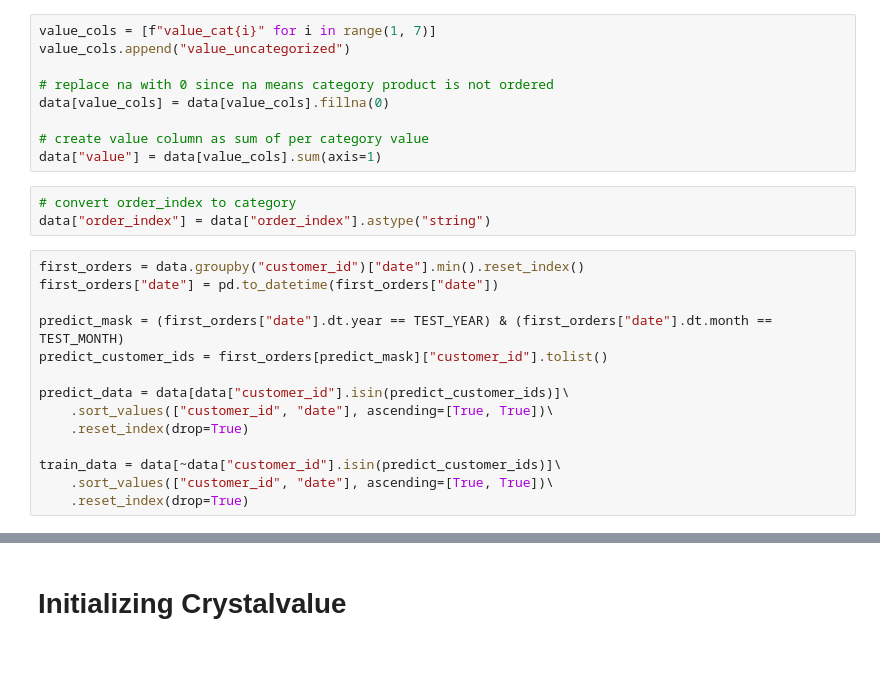
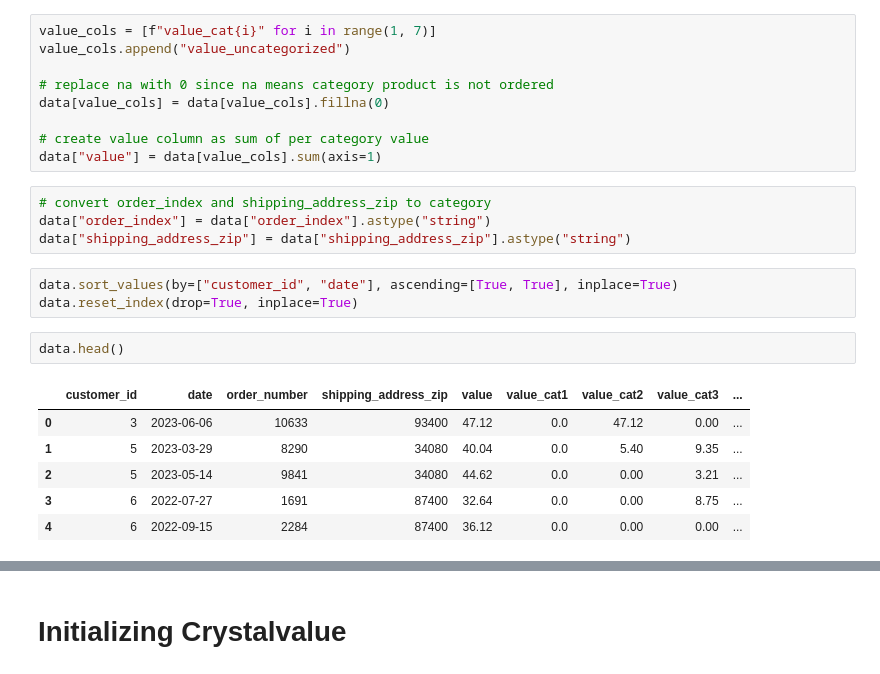
Before and after one commit to PeDiot/crystalvalue, a Jupyter notebook: notebook.ipynb, the cells around one changed output, grey strips where cells are left out. Drawn from its saved outputs; the diff is of its cells as text.

```diff
--- a/notebook.ipynb
+++ b/notebook.ipynb
@@ -77,19 +95,18 @@ data[value_cols] = data[value_cols].fillna(0)
 # create value column as sum of per category value
 data["value"] = data[value_cols].sum(axis=1)
 # %%
-# convert order_index to category
+# convert order_index and shipping_address_zip to category
 data["order_index"] = data["order_index"].astype("string")
+data["shipping_address_zip"] = data["shipping_address_zip"].astype("string")
-# %%
-first_orders = data.groupby("customer_id")["date"].min().reset_index()
-first_orders["date"] = pd.to_datetime(first_orders["date"])
-
-predict_mask = (first_orders["date"].dt.year == TEST_YEAR) & (first_orders["date"].dt.month == TEST_MONTH)
-predict_customer_ids = first_orders[predict_mask]["customer_id"].tolist()
-
-predict_data = data[data["customer_id"].isin(predict_customer_ids)]\
-    .sort_values(["customer_id", "date"], ascending=[True, True])\
-    .reset_index(drop=True)
-
-train_data = data[~data["customer_id"].isin(predict_customer_ids)]\
-    .sort_values(["customer_id", "date"], ascending=[True, True])\
-    .reset_index(drop=True)
+# %%
+data.sort_values(by=["customer_id", "date"], ascending=[True, True], inplace=True)
+data.reset_index(drop=True, inplace=True)
+# %%
+data.head()
+# %% [output]
+|  | customer_id | date | order_number | shipping_address_zip | value | value_cat1 | value_cat2 | value_cat3 | ... |
+| 0 | 3 | 2023-06-06 | 10633 | 93400 | 47.12 | 0.0 | 47.12 | 0.00 | ... |
+| 1 | 5 | 2023-03-29 | 8290 | 34080 | 40.04 | 0.0 | 5.40 | 9.35 | ... |
+| 2 | 5 | 2023-05-14 | 9841 | 34080 | 44.62 | 0.0 | 0.00 | 3.21 | ... |
+| 3 | 6 | 2022-07-27 | 1691 | 87400 | 32.64 | 0.0 | 0.00 | 8.75 | ... |
+| 4 | 6 | 2022-09-15 | 2284 | 87400 | 36.12 | 0.0 | 0.00 | 0.00 | ... |
```
Also changed, not shown: parts of 26 cells of this notebook, 17 other files.
